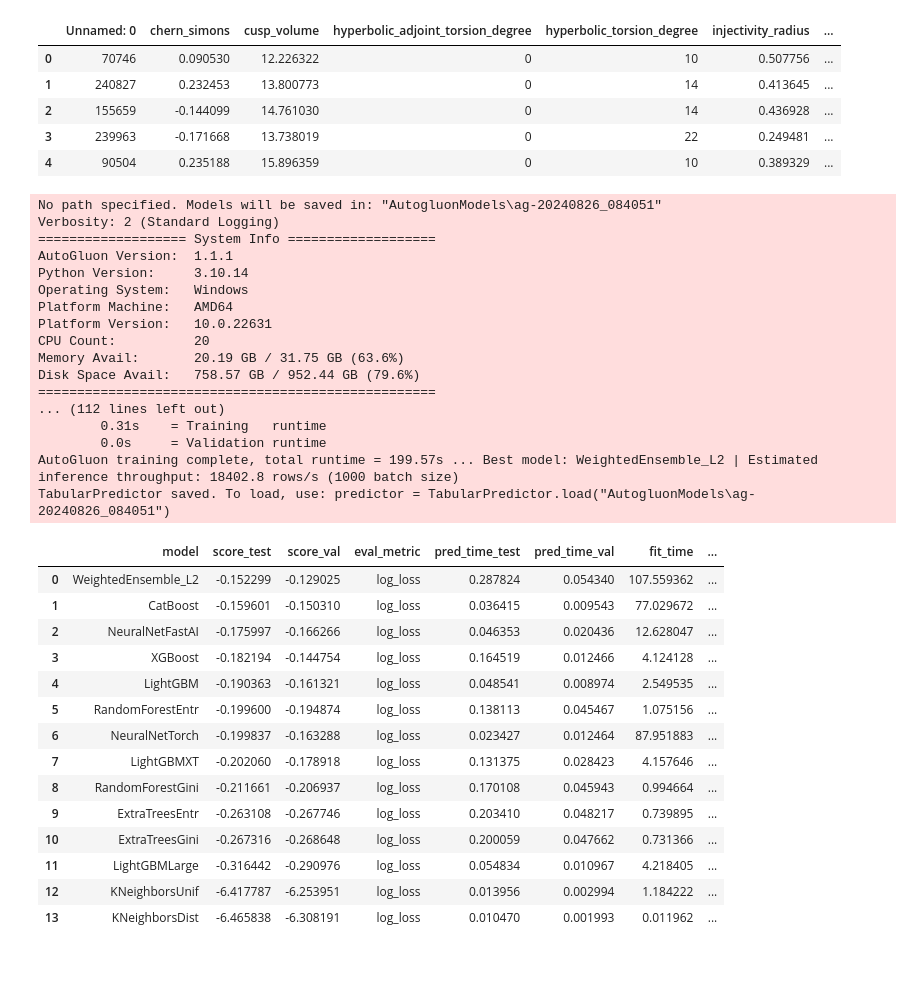
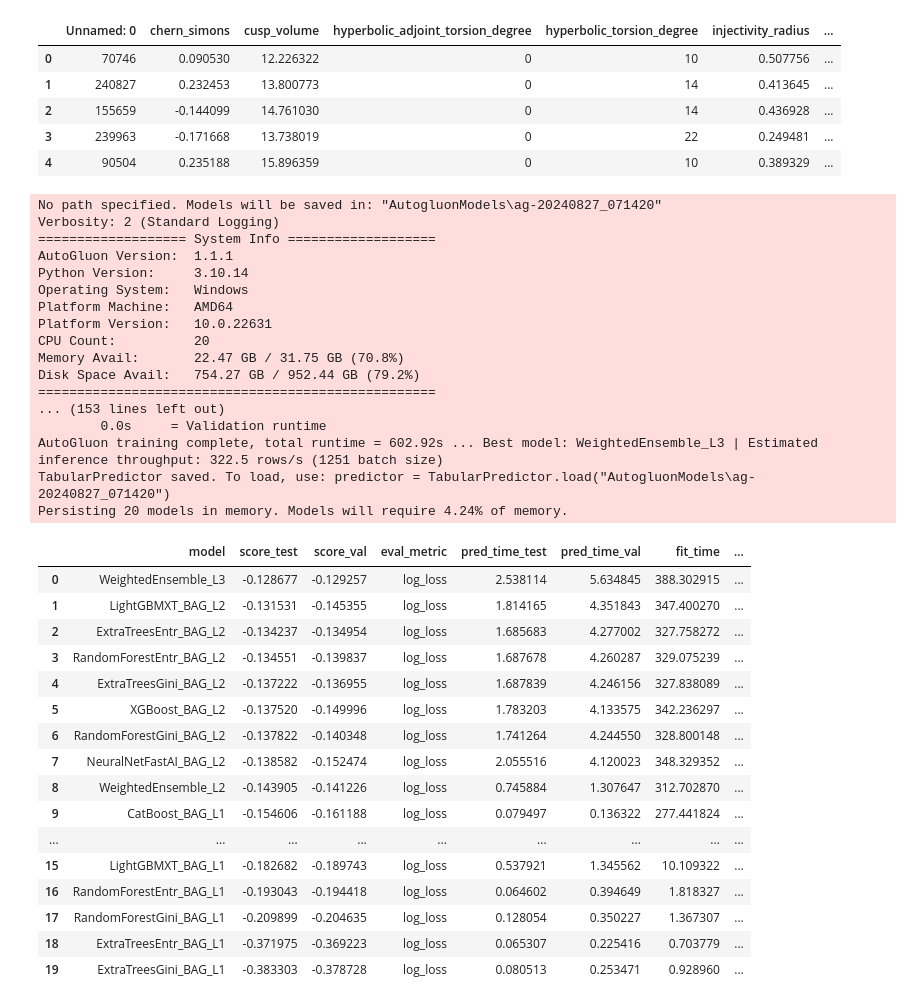
Before and after one commit to crossxwill/autogluon-tutorial, a Jupyter notebook: quickstart_tabular.ipynb, the cells around one changed output. Cells and saved outputs as stored; diff of their text form; code cells hidden in the pictures; blank space fills up the shorter version.

Commit message:
set global seeds and increases resamples for feature importance

```diff
--- a/quickstart_tabular.ipynb
+++ b/quickstart_tabular.ipynb
@@ -35,47 +39,58 @@ Intel(R) Extension for Scikit-learn* enabled (https://github.com/intel/scikit-le
 # %%
 # %%
 
 # Detect features to prune
-np.random.seed(2024)
+helper.set_global_seed(seed_value)
 
 pruning_predictor = TabularPredictor(label=label, problem_type='multiclass', eval_metric='log_loss', log_to_file=True)
-pruning_predictor.fit(train_data, presets='medium_quality', time_limit = time_limit)
+
+pruning_predictor.fit(train_data,
+                    presets="good_quality",
+                    dynamic_stacking=False,
+                    save_bag_folds=True,
+                    refit_full=False,
+                    set_best_to_refit_full=False,
+                    time_limit=time_limit)
+
+pruning_predictor.persist(models='all', max_memory=0.5) # improves prediction time, consumes more memory
 
 pruning_leaders = pruning_predictor.leaderboard(pruning_test_data)
 pruning_leaders
 # %% [output]
-No path specified. Models will be saved in: "AutogluonModels\ag-20240826_084051"
+No path specified. Models will be saved in: "AutogluonModels\ag-20240827_071420"
 Verbosity: 2 (Standard Logging)
 =================== System Info ===================
 AutoGluon Version:  1.1.1
 Python Version:     3.10.14
 Operating System:   Windows
 Platform Machine:   AMD64
 Platform Version:   10.0.22631
 CPU Count:          20
-Memory Avail:       20.19 GB / 31.75 GB (63.6%)
-Disk Space Avail:   758.57 GB / 952.44 GB (79.6%)
+Memory Avail:       22.47 GB / 31.75 GB (70.8%)
+Disk Space Avail:   754.27 GB / 952.44 GB (79.2%)
 ===================================================
-... (112 lines left out)
-        0.31s    = Training   runtime
+... (153 lines left out)
         0.0s     = Validation runtime
-AutoGluon training complete, total runtime = 199.57s ... Best model: WeightedEnsemble_L2 | Estimated inference throughput: 18402.8 rows/s (1000 batch size)
-TabularPredictor saved. To load, use: predictor = TabularPredictor.load("AutogluonModels\ag-20240826_084051")
+AutoGluon training complete, total runtime = 602.92s ... Best model: WeightedEnsemble_L3 | Estimated inference throughput: 322.5 rows/s (1251 batch size)
+TabularPredictor saved. To load, use: predictor = TabularPredictor.load("AutogluonModels\ag-20240827_071420")
+Persisting 20 models in memory. Models will require 4.24% of memory.
 |  | model | score_test | score_val | eval_metric | pred_time_test | pred_time_val | fit_time | ... |
-| 0 | WeightedEnsemble_L2 | -0.152299 | -0.129025 | log_loss | 0.287824 | 0.054340 | 107.559362 | ... |
-| 1 | CatBoost | -0.159601 | -0.150310 | log_loss | 0.036415 | 0.009543 | 77.029672 | ... |
-| 2 | NeuralNetFastAI | -0.175997 | -0.166266 | log_loss | 0.046353 | 0.020436 | 12.628047 | ... |
-| 3 | XGBoost | -0.182194 | -0.144754 | log_loss | 0.164519 | 0.012466 | 4.124128 | ... |
-| 4 | LightGBM | -0.190363 | -0.161321 | log_loss | 0.048541 | 0.008974 | 2.549535 | ... |
-| 5 | RandomForestEntr | -0.199600 | -0.194874 | log_loss | 0.138113 | 0.045467 | 1.075156 | ... |
-| 6 | NeuralNetTorch | -0.199837 | -0.163288 | log_loss | 0.023427 | 0.012464 | 87.951883 | ... |
-| 7 | LightGBMXT | -0.202060 | -0.178918 | log_loss | 0.131375 | 0.028423 | 4.157646 | ... |
-| 8 | RandomForestGini | -0.211661 | -0.206937 | log_loss | 0.170108 | 0.045943 | 0.994664 | ... |
-| 9 | ExtraTreesEntr | -0.263108 | -0.267746 | log_loss | 0.203410 | 0.048217 | 0.739895 | ... |
-| 10 | ExtraTreesGini | -0.267316 | -0.268648 | log_loss | 0.200059 | 0.047662 | 0.731366 | ... |
-| 11 | LightGBMLarge | -0.316442 | -0.290976 | log_loss | 0.054834 | 0.010967 | 4.218405 | ... |
-| 12 | KNeighborsUnif | -6.417787 | -6.253951 | log_loss | 0.013956 | 0.002994 | 1.184222 | ... |
-| 13 | KNeighborsDist | -6.465838 | -6.308191 | log_loss | 0.010470 | 0.001993 | 0.011962 | ... |
+| 0 | WeightedEnsemble_L3 | -0.128677 | -0.129257 | log_loss | 2.538114 | 5.634845 | 388.302915 | ... |
+| 1 | LightGBMXT_BAG_L2 | -0.131531 | -0.145355 | log_loss | 1.814165 | 4.351843 | 347.400270 | ... |
+| 2 | ExtraTreesEntr_BAG_L2 | -0.134237 | -0.134954 | log_loss | 1.685683 | 4.277002 | 327.758272 | ... |
+| 3 | RandomForestEntr_BAG_L2 | -0.134551 | -0.139837 | log_loss | 1.687678 | 4.260287 | 329.075239 | ... |
+| 4 | ExtraTreesGini_BAG_L2 | -0.137222 | -0.136955 | log_loss | 1.687839 | 4.246156 | 327.838089 | ... |
+| 5 | XGBoost_BAG_L2 | -0.137520 | -0.149996 | log_loss | 1.783203 | 4.133575 | 342.236297 | ... |
+| 6 | RandomForestGini_BAG_L2 | -0.137822 | -0.140348 | log_loss | 1.741264 | 4.244550 | 328.800148 | ... |
+| 7 | NeuralNetFastAI_BAG_L2 | -0.138582 | -0.152474 | log_loss | 2.055516 | 4.120023 | 348.329352 | ... |
+| 8 | WeightedEnsemble_L2 | -0.143905 | -0.141226 | log_loss | 0.745884 | 1.307647 | 312.702870 | ... |
+| 9 | CatBoost_BAG_L1 | -0.154606 | -0.161188 | log_loss | 0.079497 | 0.136322 | 277.441824 | ... |
+| ... | ... | ... | ... | ... | ... | ... | ... | ... |
+| 15 | LightGBMXT_BAG_L1 | -0.182682 | -0.189743 | log_loss | 0.537921 | 1.345562 | 10.109322 | ... |
+| 16 | RandomForestEntr_BAG_L1 | -0.193043 | -0.194418 | log_loss | 0.064602 | 0.394649 | 1.818327 | ... |
+| 17 | RandomForestGini_BAG_L1 | -0.209899 | -0.204635 | log_loss | 0.128054 | 0.350227 | 1.367307 | ... |
+| 18 | ExtraTreesEntr_BAG_L1 | -0.371975 | -0.369223 | log_loss | 0.065307 | 0.225416 | 0.703779 | ... |
+| 19 | ExtraTreesGini_BAG_L1 | -0.383303 | -0.378728 | log_loss | 0.080513 | 0.253471 | 0.928960 | ... |
 # %%
 # %%
 
```
Also changed, not shown: parts of 20 cells of this notebook, 3 other files.
